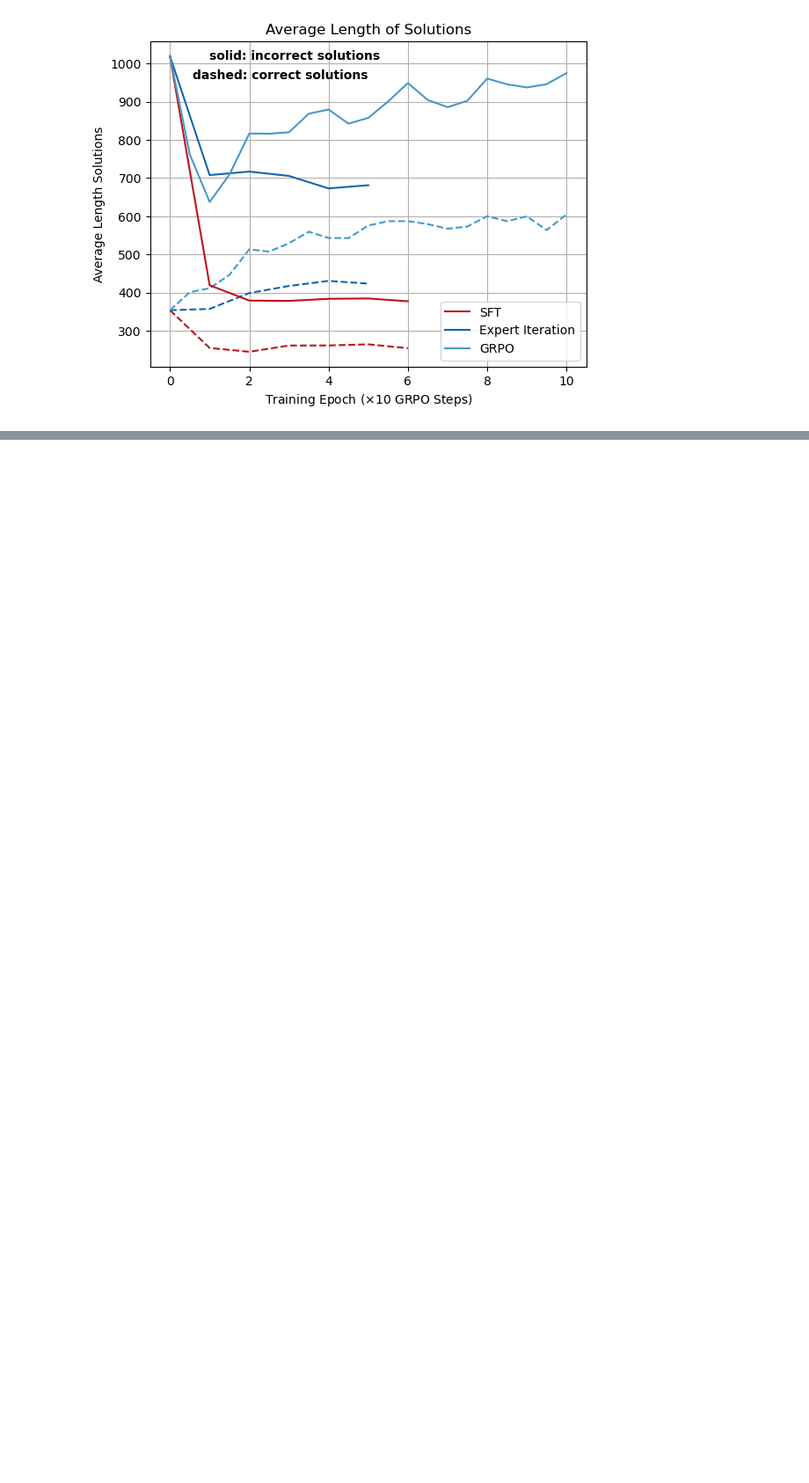
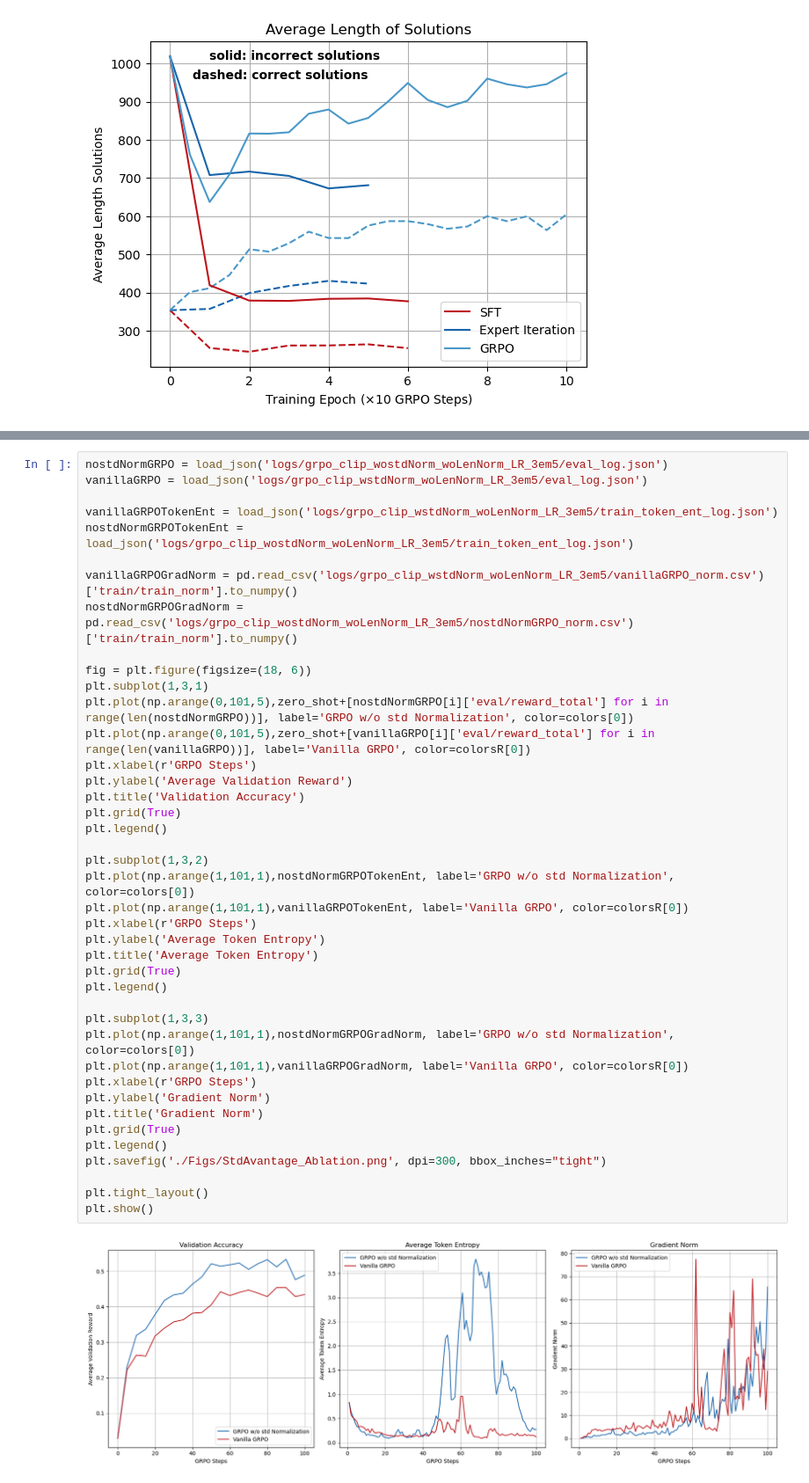
Before and after one commit to maxruhdorfer/Reasoning-Finetuning-SFT-EI-GRPO, a Jupyter notebook: plots.ipynb, the cells around one changed output, grey strips where cells are left out. Shown at 88% size. Saved outputs shown, nothing was run; the diff lists cells and outputs as text; blank space fills up the shorter version.

```diff
--- a/plots.ipynb
+++ b/plots.ipynb
@@ -65,0 +132,43 @@ array([353.54225352, 356.99498328, 398.64705882, 417.10332435,
+# %%
+nostdNormGRPO = load_json('logs/grpo_clip_wostdNorm_woLenNorm_LR_3em5/eval_log.json')
+vanillaGRPO = load_json('logs/grpo_clip_wstdNorm_woLenNorm_LR_3em5/eval_log.json')
+
+vanillaGRPOTokenEnt = load_json('logs/grpo_clip_wstdNorm_woLenNorm_LR_3em5/train_token_ent_log.json')
+nostdNormGRPOTokenEnt = load_json('logs/grpo_clip_wostdNorm_woLenNorm_LR_3em5/train_token_ent_log.json')
+
+vanillaGRPOGradNorm = pd.read_csv('logs/grpo_clip_wstdNorm_woLenNorm_LR_3em5/vanillaGRPO_norm.csv')['train/train_norm'].to_numpy()
+nostdNormGRPOGradNorm = pd.read_csv('logs/grpo_clip_wostdNorm_woLenNorm_LR_3em5/nostdNormGRPO_norm.csv')['train/train_norm'].to_numpy()
+
+fig = plt.figure(figsize=(18, 6))
+plt.subplot(1,3,1)
+plt.plot(np.arange(0,101,5),zero_shot+[nostdNormGRPO[i]['eval/reward_total'] for i in range(len(nostdNormGRPO))], label='GRPO w/o std Normalization', color=colors[0])
+plt.plot(np.arange(0,101,5),zero_shot+[vanillaGRPO[i]['eval/reward_total'] for i in range(len(vanillaGRPO))], label='Vanilla GRPO', color=colorsR[0])
+plt.xlabel(r'GRPO Steps')
+plt.ylabel('Average Validation Reward')
+plt.title('Validation Accuracy')
+plt.grid(True)
+plt.legend()
+
+plt.subplot(1,3,2)
+plt.plot(np.arange(1,101,1),nostdNormGRPOTokenEnt, label='GRPO w/o std Normalization', color=colors[0])
+plt.plot(np.arange(1,101,1),vanillaGRPOTokenEnt, label='Vanilla GRPO', color=colorsR[0])
+plt.xlabel(r'GRPO Steps')
+plt.ylabel('Average Token Entropy')
+plt.title('Average Token Entropy')
+plt.grid(True)
+plt.legend()
+
+plt.subplot(1,3,3)
+plt.plot(np.arange(1,101,1),nostdNormGRPOGradNorm, label='GRPO w/o std Normalization', color=colors[0])
+plt.plot(np.arange(1,101,1),vanillaGRPOGradNorm, label='Vanilla GRPO', color=colorsR[0])
+plt.xlabel(r'GRPO Steps')
+plt.ylabel('Gradient Norm')
+plt.title('Gradient Norm')
+plt.grid(True)
+plt.legend()
+plt.savefig('./Figs/StdAvantage_Ablation.png', dpi=300, bbox_inches="tight")
+
+plt.tight_layout()
+plt.show()
+# %% [output]
+[figure, added]
```
Also changed, not shown: parts of 10 cells of this notebook, 11 other files.
